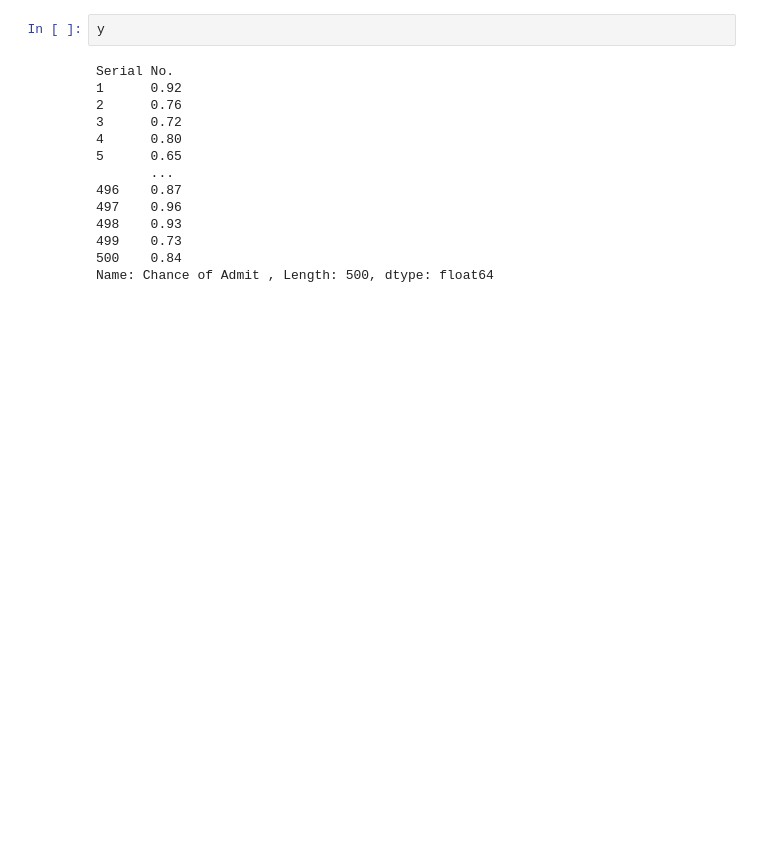
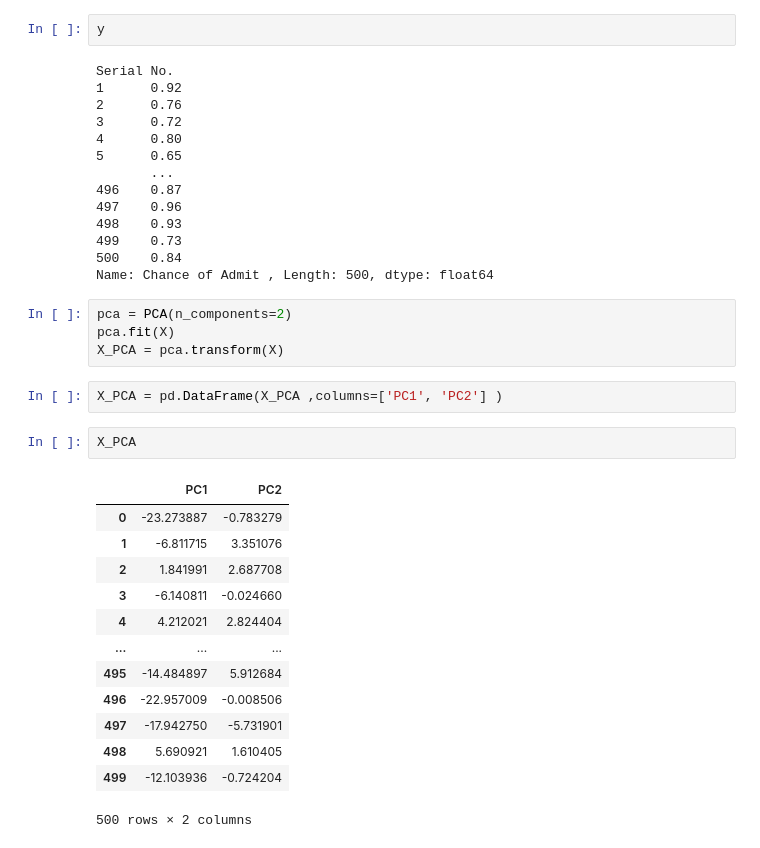
Before and after one commit to Rishiraj-singh7/Student-College-Admissions, a Jupyter notebook: main.ipynb, the cells around one changed output. Saved outputs shown, nothing was run; the diff lists cells and outputs as text; blank space fills up the shorter version.

```diff
--- a/main.ipynb
+++ b/main.ipynb
@@ -64,3 +64,25 @@ Serial No.
 499    0.73
 500    0.84
 Name: Chance of Admit , Length: 500, dtype: float64
+# %%
+pca = PCA(n_components=2)
+pca.fit(X)
+X_PCA = pca.transform(X)
+# %%
+X_PCA = pd.DataFrame(X_PCA ,columns=['PC1', 'PC2'] )
+# %%
+X_PCA
+# %% [output]
+|  | PC1 | PC2 |
+| 0 | -23.273887 | -0.783279 |
+| 1 | -6.811715 | 3.351076 |
+| 2 | 1.841991 | 2.687708 |
+| 3 | -6.140811 | -0.024660 |
+| 4 | 4.212021 | 2.824404 |
+| ... | ... | ... |
+| 495 | -14.484897 | 5.912684 |
+| 496 | -22.957009 | -0.008506 |
+| 497 | -17.942750 | -5.731901 |
+| 498 | 5.690921 | 1.610405 |
+| 499 | -12.103936 | -0.724204 |
+500 rows × 2 columns
```
Also changed, not shown: parts of 2 cells of this notebook.
